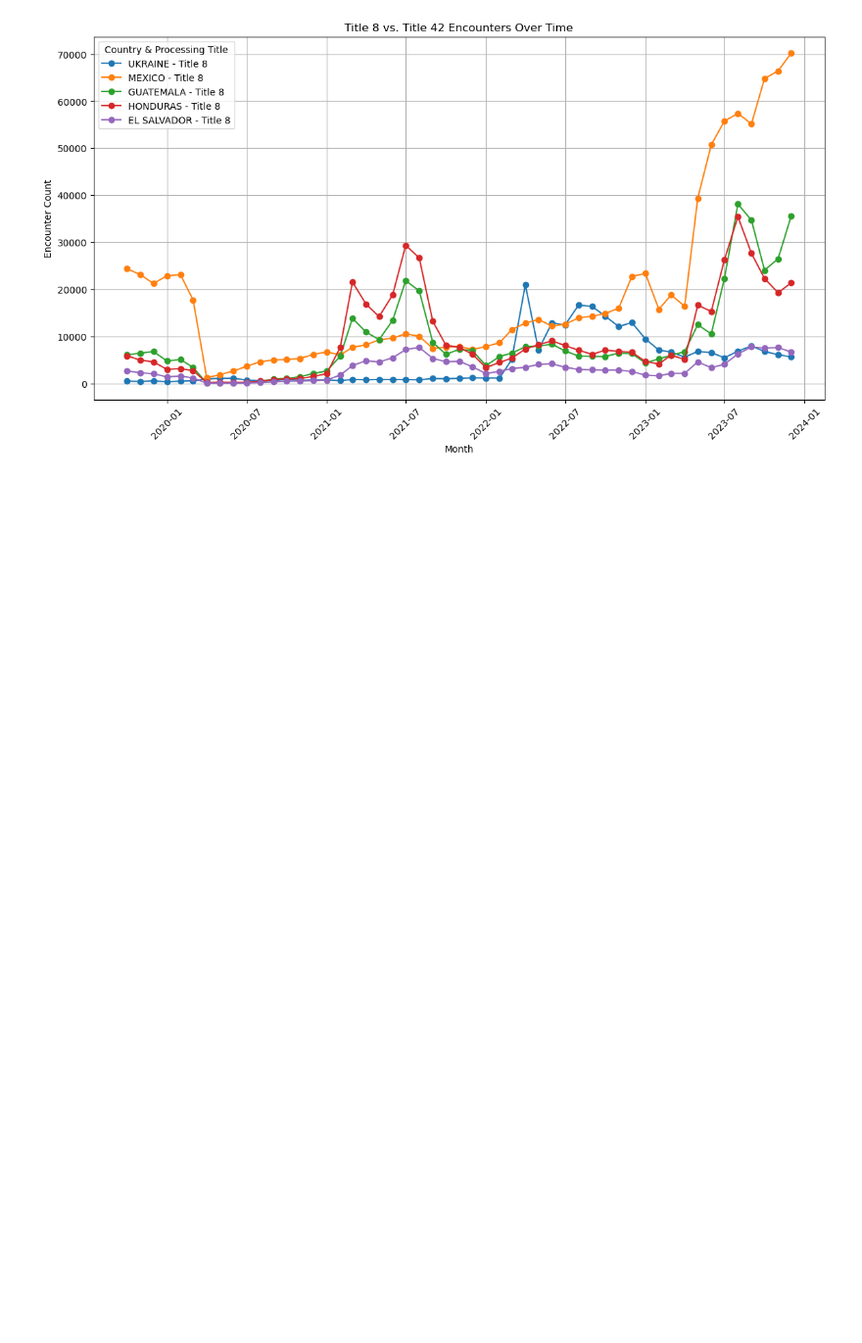
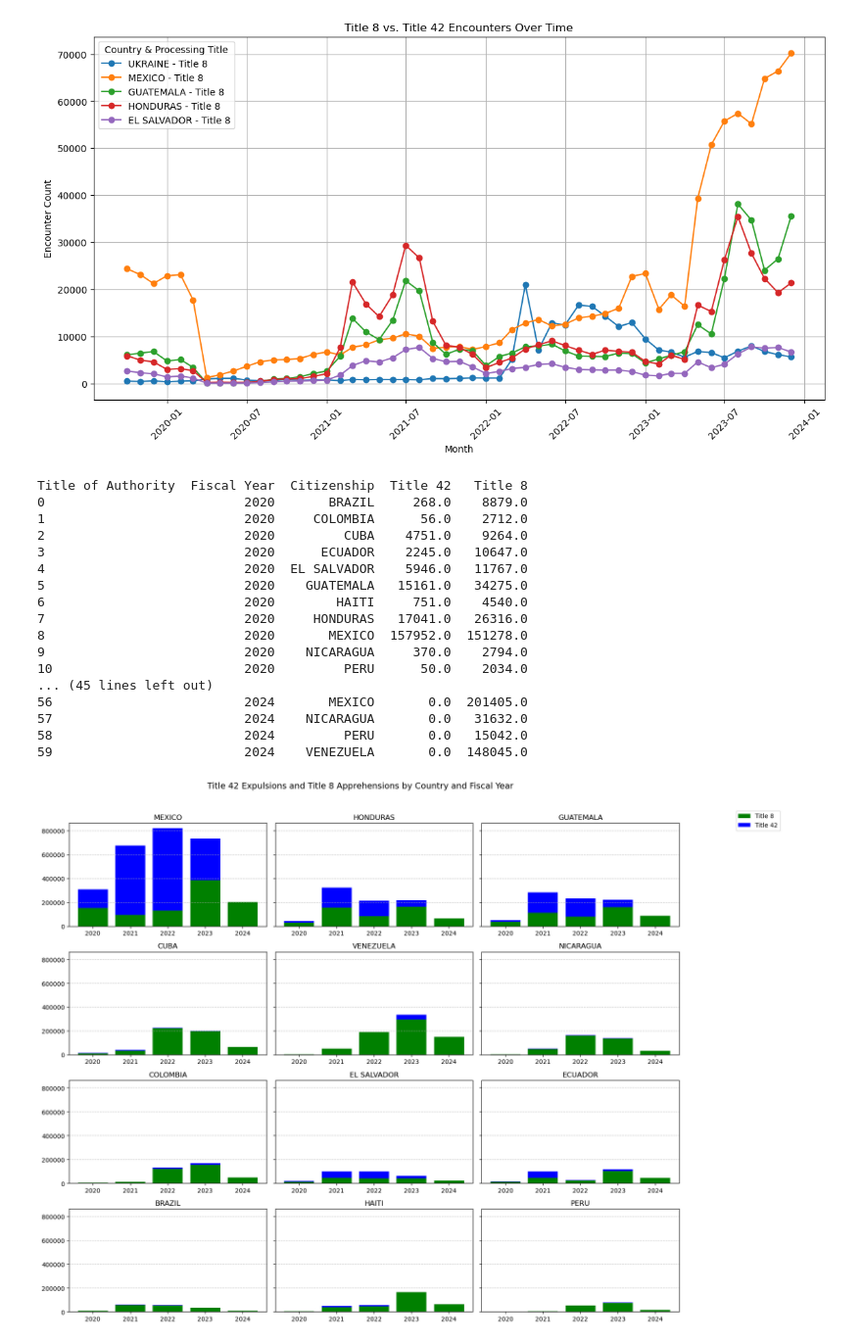
Before and after one commit to alanklin/AA-Capstone, a Jupyter notebook: Code/Notebooks/week3_eda.ipynb, the cells around one changed output. Shown at 98% size. Drawn from its saved outputs; the diff is of its cells as text; code cells hidden in the pictures; blank space fills up the shorter version.

```diff
--- a/Code/Notebooks/week3_eda.ipynb
+++ b/Code/Notebooks/week3_eda.ipynb
@@ -270,3 +270,79 @@ plt.grid(True)
 plt.show()
 # %% [output]
 [figure]
+# %%
+import pandas as pd
+import matplotlib.pyplot as plt
+import seaborn as sns
+
+# Define affected countries
+affected_countries = ["MEXICO", "HONDURAS", "GUATEMALA", "CUBA", "VENEZUELA",
+                      "NICARAGUA", "COLOMBIA", "EL SALVADOR", "ECUADOR", "BRAZIL",
+                      "HAITI", "PERU"]
+
+# Filter data for selected countries
+filtered_data = train_df[train_df["Citizenship"].isin(affected_countries)]
+
+# Aggregate encounter counts by Year-Date, Citizenship, and Title of Authority
+df_agg = filtered_data.groupby(["Fiscal Year", "Citizenship", "Title of Authority"])["Encounter Count"].sum().reset_index()
+
+# Pivot the data to get Title 8 and Title 42 encounters in separate columns
+df_pivot = df_agg.pivot_table(index=["Fiscal Year", "Citizenship"],
+                              columns="Title of Authority",
+                              values="Encounter Count",
+                              fill_value=0).reset_index()
+
+print(df_pivot)
+
+# Rename columns for clarity
+df_pivot.columns = ["Fiscal Year", "Citizenship", "Title 42", "Title 8"]
+
+# Convert "Year-Date" to a datetime type for correct plotting
+#df_pivot["Year-Date"] = pd.to_datetime(df_pivot["Year-Date"])
+
+# Create subplots for each country
+fig, axes = plt.subplots(4, 3, figsize=(15, 12), sharey=True)
+axes = axes.flatten()
+
+for i, country in enumerate(affected_countries):
+    ax = axes[i]
+
+    # Filter data for the country
+    country_data = df_pivot[df_pivot["Citizenship"] == country]
+
+    # Stacked bar chart
+    ax.bar(country_data["Fiscal Year"], country_data["Title 8"], label="Title 8 (Regular)", color="green")
+    ax.bar(country_data["Fiscal Year"], country_data["Title 42"], bottom=country_data["Title 8"], label="Title 42 (Expulsions)", color="blue")
+
+    # Formatting
+    ax.set_title(country)
+    ax.set_xticks(country_data["Fiscal Year"])
+    #ax.set_xticklabels(country_data["Fiscal Year"].dt.strftime('%Y-%m'), rotation=45)
+    ax.grid(axis="y", linestyle="--", alpha=0.7)
+
+# Adjust layout
+plt.tight_layout()
+fig.legend(["Title 8", "Title 42"], loc="upper right", bbox_to_anchor=(1.15, 1))
+plt.suptitle("Title 42 Expulsions and Title 8 Apprehensions by Country and Fiscal Year", fontsize=14, y=1.05)
+
+# Show plot
+plt.show()
+# %% [output]
+Title of Authority  Fiscal Year  Citizenship  Title 42   Title 8
+0                          2020       BRAZIL     268.0    8879.0
+1                          2020     COLOMBIA      56.0    2712.0
+2                          2020         CUBA    4751.0    9264.0
+3                          2020      ECUADOR    2245.0   10647.0
+4                          2020  EL SALVADOR    5946.0   11767.0
+5                          2020    GUATEMALA   15161.0   34275.0
+6                          2020        HAITI     751.0    4540.0
+7                          2020     HONDURAS   17041.0   26316.0
+8                          2020       MEXICO  157952.0  151278.0
+9                          2020    NICARAGUA     370.0    2794.0
+10                         2020         PERU      50.0    2034.0
+... (45 lines left out)
+56                         2024       MEXICO       0.0  201405.0
+57                         2024    NICARAGUA       0.0   31632.0
+58                         2024         PERU       0.0   15042.0
+59                         2024    VENEZUELA       0.0  148045.0
+[figure, added]
```
Also changed, not shown: parts of 1 cell of this notebook.
